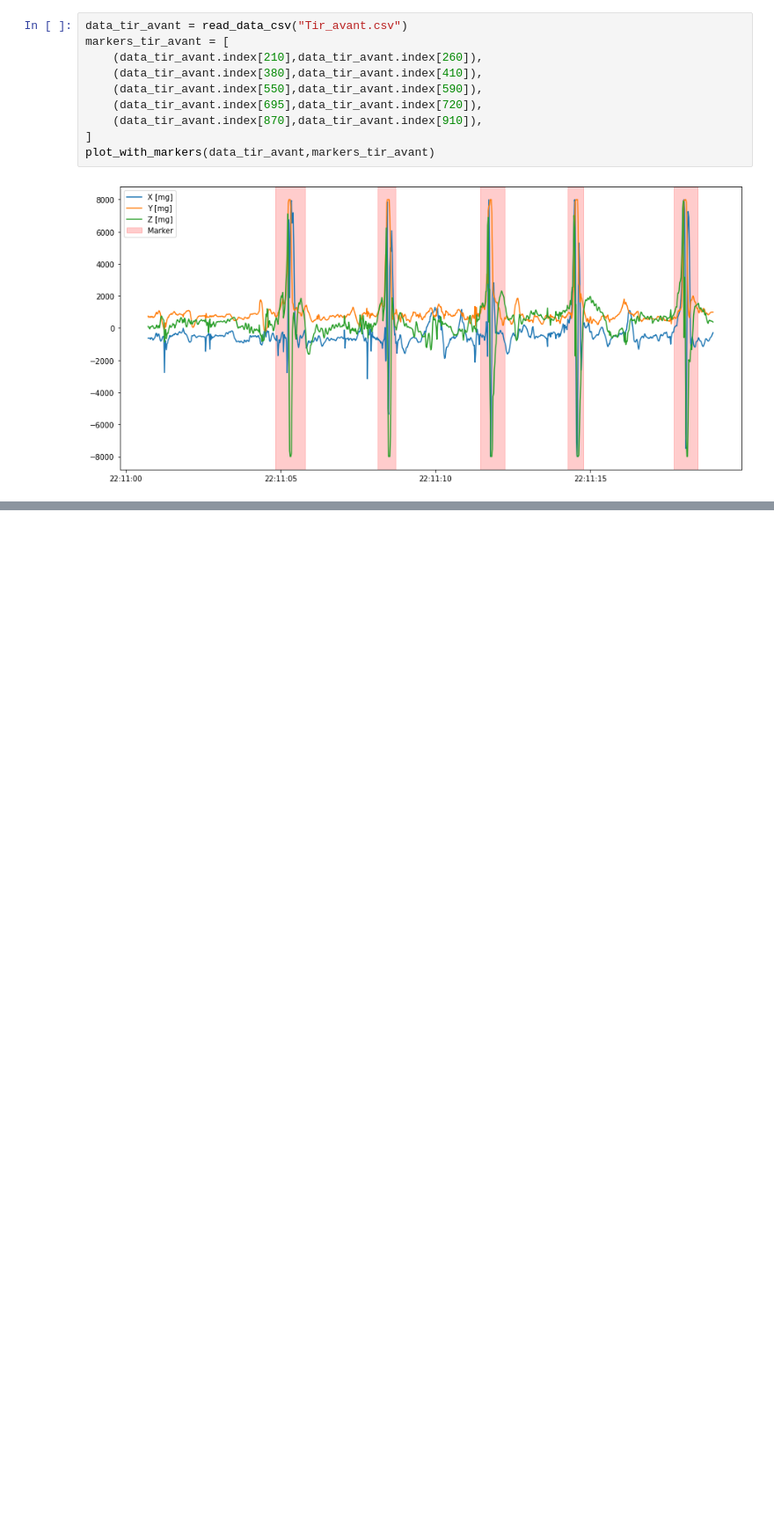
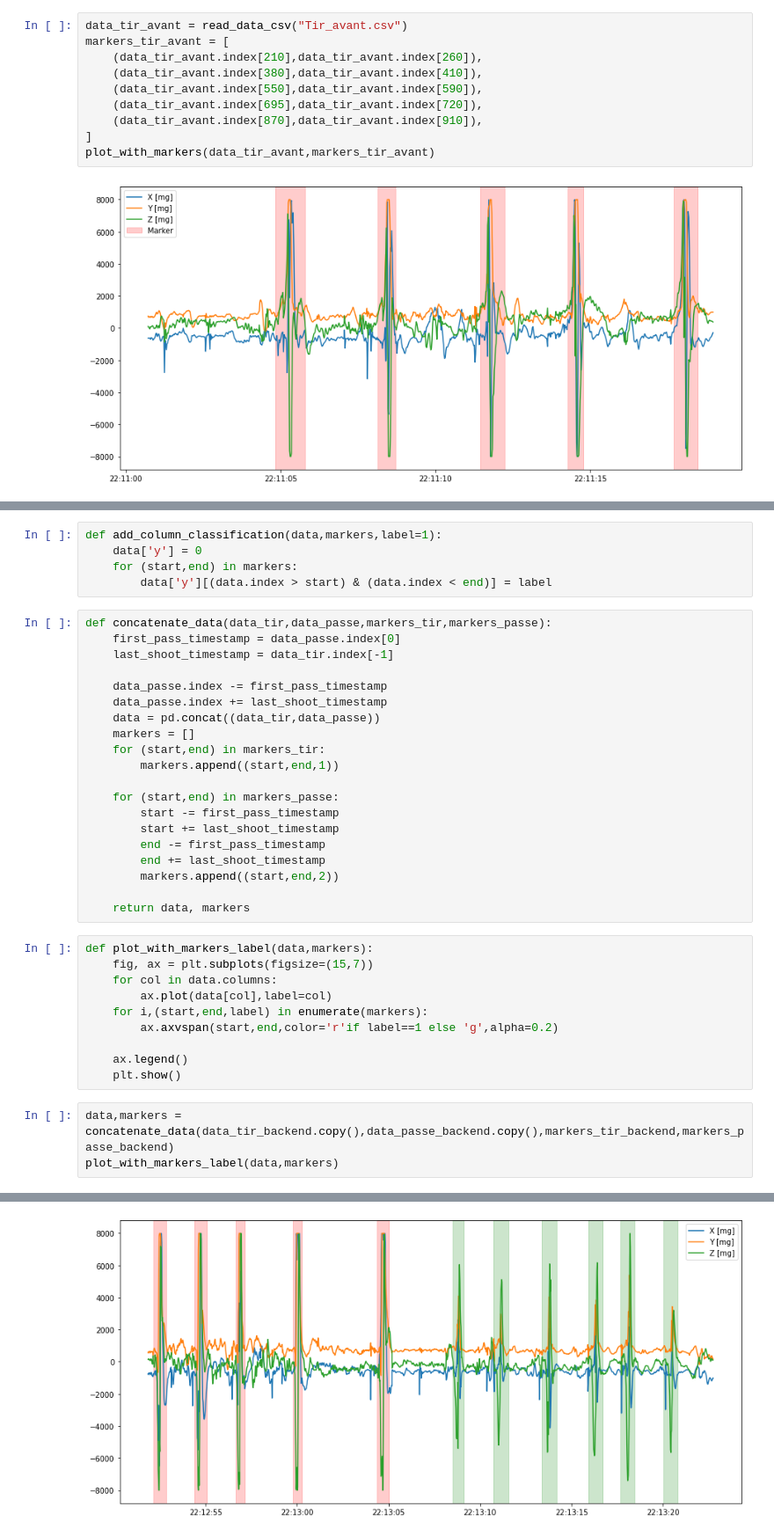
Before and after one commit to CamposCarvalhoC/Unihockey-Qself, a Jupyter notebook: unikockey.ipynb, the cells around one changed output, grey strips where cells are left out. Shown at 88% size. Drawn from its saved outputs; the diff is of its cells as text; blank space fills up the shorter version.

Commit message:
Shoot pass concatenate

```diff
--- a/unikockey.ipynb
+++ b/unikockey.ipynb
@@ -72,0 +73,39 @@ plot_with_markers(data_tir_backend,markers_tir_backend)
+# %%
+def add_column_classification(data,markers,label=1):
+    data['y'] = 0
+    for (start,end) in markers:
+        data['y'][(data.index > start) & (data.index < end)] = label
+# %%
+def concatenate_data(data_tir,data_passe,markers_tir,markers_passe):
+    first_pass_timestamp = data_passe.index[0]
+    last_shoot_timestamp = data_tir.index[-1]
+
+    data_passe.index -= first_pass_timestamp
+    data_passe.index += last_shoot_timestamp
+    data = pd.concat((data_tir,data_passe))
+    markers = []
+    for (start,end) in markers_tir:
+        markers.append((start,end,1))
+
+    for (start,end) in markers_passe:
+        start -= first_pass_timestamp
+        start += last_shoot_timestamp
+        end -= first_pass_timestamp
+        end += last_shoot_timestamp
+        markers.append((start,end,2))
+
+    return data, markers
+# %%
+def plot_with_markers_label(data,markers):
+    fig, ax = plt.subplots(figsize=(15,7))
+    for col in data.columns:
+        ax.plot(data[col],label=col)
+    for i,(start,end,label) in enumerate(markers):
+        ax.axvspan(start,end,color='r'if label==1 else 'g',alpha=0.2)
+
+    ax.legend()
+    plt.show()
+# %%
+data,markers = concatenate_data(data_tir_backend.copy(),data_passe_backend.copy(),markers_tir_backend,markers_passe_backend)
+plot_with_markers_label(data,markers)
+# %% [output]
@@ -72,0 +114 @@ plot_with_markers(data_tir_backend,markers_tir_backend)
+[figure, added]
```
Also changed, not shown: parts of 3 cells of this notebook.
